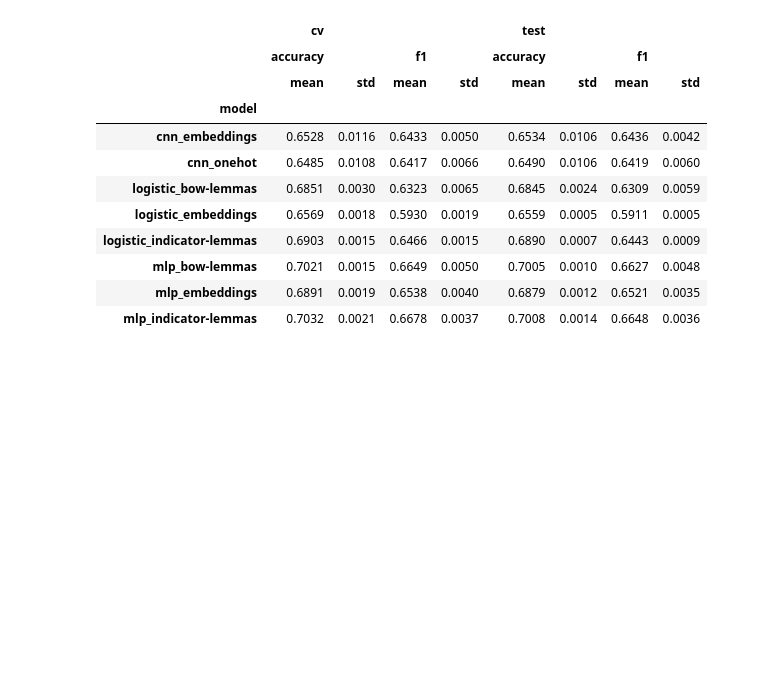
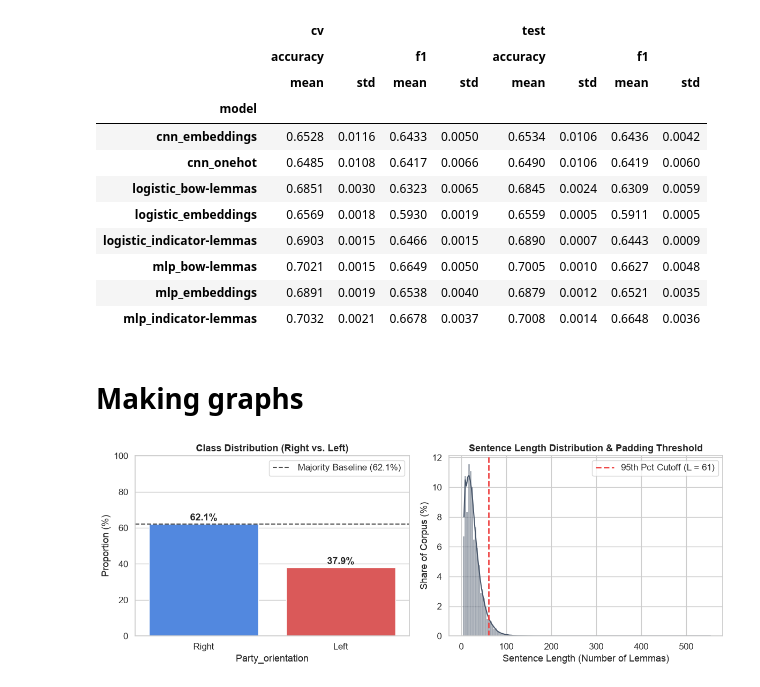
Before and after one commit to chrisfeltner/nlp-project, a Jupyter notebook: bow-cnn-2-classes.ipynb, the cells around one changed output. Drawn from its saved outputs; the diff is of its cells as text; code cells hidden in the pictures; blank space fills up the shorter version.

Commit message:
made graphs

```diff
--- a/bow-cnn-2-classes.ipynb
+++ b/bow-cnn-2-classes.ipynb
@@ -832,3 +832,64 @@ majority-class baseline: accuracy 0.6210, macro F1 0.3831
 | mlp_bow-lemmas | 0.7021 | 0.0015 | 0.6649 | 0.0050 | 0.7005 | 0.0010 | 0.6627 | 0.0048 |
 | mlp_embeddings | 0.6891 | 0.0019 | 0.6538 | 0.0040 | 0.6879 | 0.0012 | 0.6521 | 0.0035 |
 | mlp_indicator-lemmas | 0.7032 | 0.0021 | 0.6678 | 0.0037 | 0.7008 | 0.0014 | 0.6648 | 0.0036 |
+# %% [markdown]
+# Making graphs
+# %%
+import matplotlib.pyplot as plt
+import numpy as np
+import seaborn as sns
+
+sns.set_theme(style="whitegrid", font_scale=1.1)
+fig, (ax1, ax2) = plt.subplots(1, 2, figsize=(12, 4.5))
+
+# Plot A: Class Imbalance
+class_counts = df["Party_orientation"].value_counts(normalize=True) * 100
+palette = {"Right": "#3b82f6", "Left": "#ef4444"}
+bars = sns.barplot(
+    x=class_counts.index,
+    y=class_counts.values,
+    ax=ax1,
+    palette=palette,
+    hue=class_counts.index,
+    legend=False,
+)
+ax1.axhline(62.1, color="black", linestyle="--", alpha=0.7, label="Majority Baseline (62.1%)")
+ax1.set_ylabel("Proportion (%)")
+ax1.set_title("Class Distribution (Right vs. Left)", fontweight="bold")
+ax1.set_ylim(0, 100)
+for p in bars.patches:
+  ax1.annotate(
+      f"{p.get_height():.1f}%",
+      (p.get_x() + p.get_width() / 2.0, p.get_height() + 2),
+      ha="center",
+      fontweight="bold",
+  )
+ax1.legend(loc="upper right")
+
+# Plot B: Sentence Length Distribution (95th Percentile)
+lengths = df["lemmas"].apply(len)
+sns.histplot(
+    lengths,
+    bins=40,
+    kde=True,
+    color="#475569",
+    ax=ax2,
+    stat="percent",
+    binrange=(0, 150),
+)
+ax2.axvline(
+    61,
+    color="#ef4444",
+    linestyle="--",
+    linewidth=2,
+    label="95th Pct Cutoff (L = 61)",
+)
+ax2.set_xlabel("Sentence Length (Number of Lemmas)")
+ax2.set_ylabel("Share of Corpus (%)")
+ax2.set_title("Sentence Length Distribution & Padding Threshold", fontweight="bold")
+ax2.legend(loc="upper right")
+
+plt.tight_layout()
+plt.show()
+# %% [output]
+[figure, added]
```
Also changed, not shown: parts of 1 cell of this notebook.
